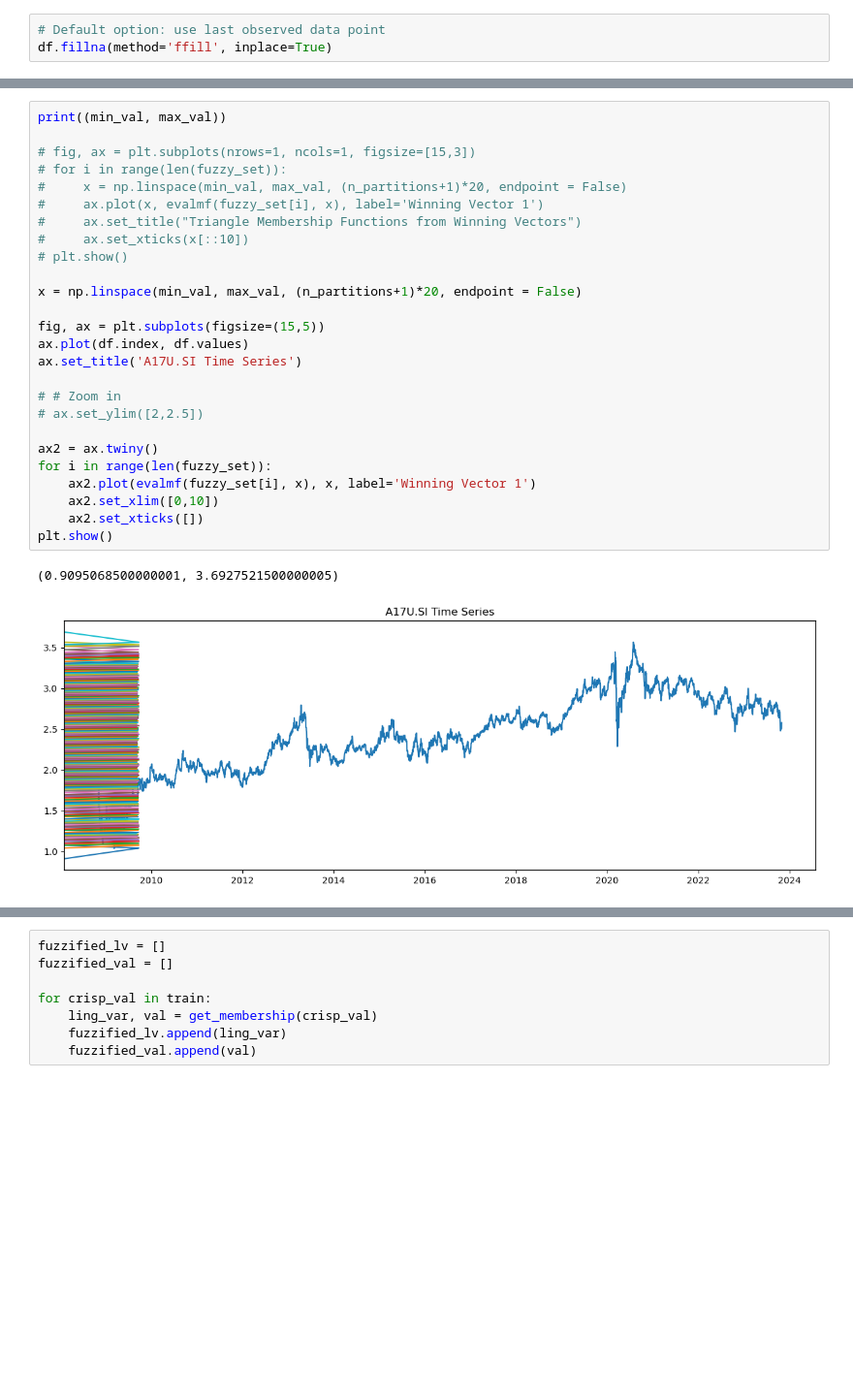
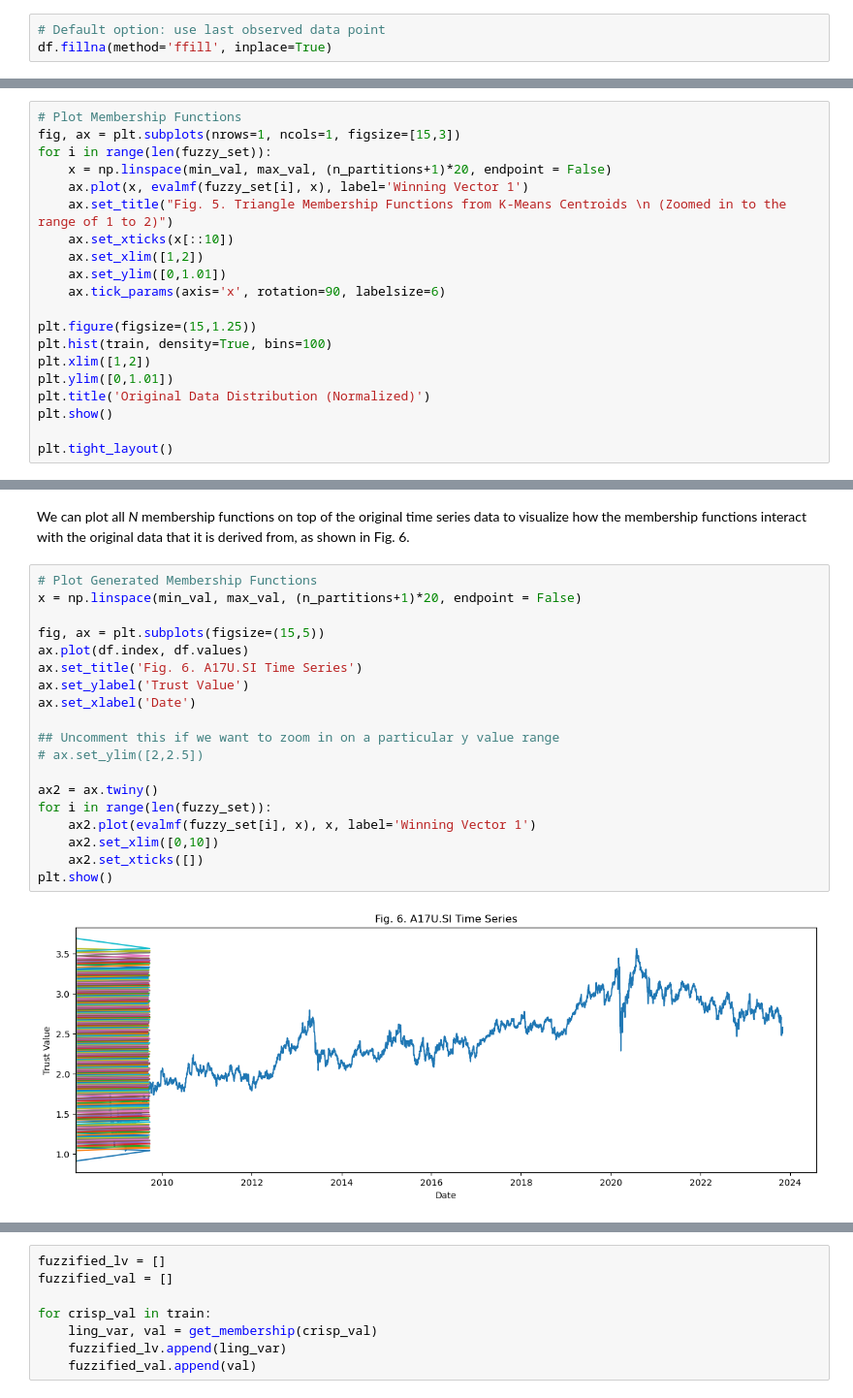
Before and after one commit to reinbugnot/kmeans-fuzzy-ts-forecast, a Jupyter notebook: fts-self-implement.ipynb, the cells around one changed output, grey strips where cells are left out. Shown at 97% size. Drawn from its saved outputs; the diff is of its cells as text; blank space fills up the shorter version.

```diff
--- a/fts-self-implement.ipynb
+++ b/fts-self-implement.ipynb
@@ -177,0 +222,20 @@ fuzzy_set, (min_val, max_val), centroids = span_learnmf(train, 'kmeans', n_parti
+# %%
+# Plot Membership Functions
+fig, ax = plt.subplots(nrows=1, ncols=1, figsize=[15,3])
+for i in range(len(fuzzy_set)):
+    x = np.linspace(min_val, max_val, (n_partitions+1)*20, endpoint = False)
+    ax.plot(x, evalmf(fuzzy_set[i], x), label='Winning Vector 1')
+    ax.set_title("Fig. 5. Triangle Membership Functions from K-Means Centroids \n (Zoomed in to the range of 1 to 2)")
+    ax.set_xticks(x[::10])
+    ax.set_xlim([1,2])
+    ax.set_ylim([0,1.01])
+    ax.tick_params(axis='x', rotation=90, labelsize=6)
+
+plt.figure(figsize=(15,1.25))
+plt.hist(train, density=True, bins=100)
+plt.xlim([1,2])
+plt.ylim([0,1.01])
+plt.title('Original Data Distribution (Normalized)')
+plt.show()
+
+plt.tight_layout()
@@ -178,29 +246,23 @@ fuzzy_set, (min_val, max_val), centroids = span_learnmf(train, 'kmeans', n_parti
+# %% [markdown]
+We can plot all *N* membership functions on top of the original time series data to visualize how the membership functions interact with the original data that it is derived from, as shown in Fig. 6.
 # %%
-print((min_val, max_val))
-
-# fig, ax = plt.subplots(nrows=1, ncols=1, figsize=[15,3])
-# for i in range(len(fuzzy_set)):
-#     x = np.linspace(min_val, max_val, (n_partitions+1)*20, endpoint = False)
-#     ax.plot(x, evalmf(fuzzy_set[i], x), label='Winning Vector 1')
-#     ax.set_title("Triangle Membership Functions from Winning Vectors")
-#     ax.set_xticks(x[::10])
-# plt.show()
-
+# Plot Generated Membership Functions
 x = np.linspace(min_val, max_val, (n_partitions+1)*20, endpoint = False)
 
 fig, ax = plt.subplots(figsize=(15,5))
 ax.plot(df.index, df.values)
-ax.set_title('A17U.SI Time Series')
+ax.set_title('Fig. 6. A17U.SI Time Series')
+ax.set_ylabel('Trust Value')
+ax.set_xlabel('Date')
 
-# # Zoom in
+## Uncomment this if we want to zoom in on a particular y value range
 # ax.set_ylim([2,2.5])
 
 ax2 = ax.twiny()
 for i in range(len(fuzzy_set)):
     ax2.plot(evalmf(fuzzy_set[i], x), x, label='Winning Vector 1')
     ax2.set_xlim([0,10])
     ax2.set_xticks([])
 plt.show()
 # %% [output]
-(0.9095068500000001, 3.6927521500000005)
-[figure, old version]
+[figure, new version]
```
Also changed, not shown: parts of 46 cells of this notebook.
